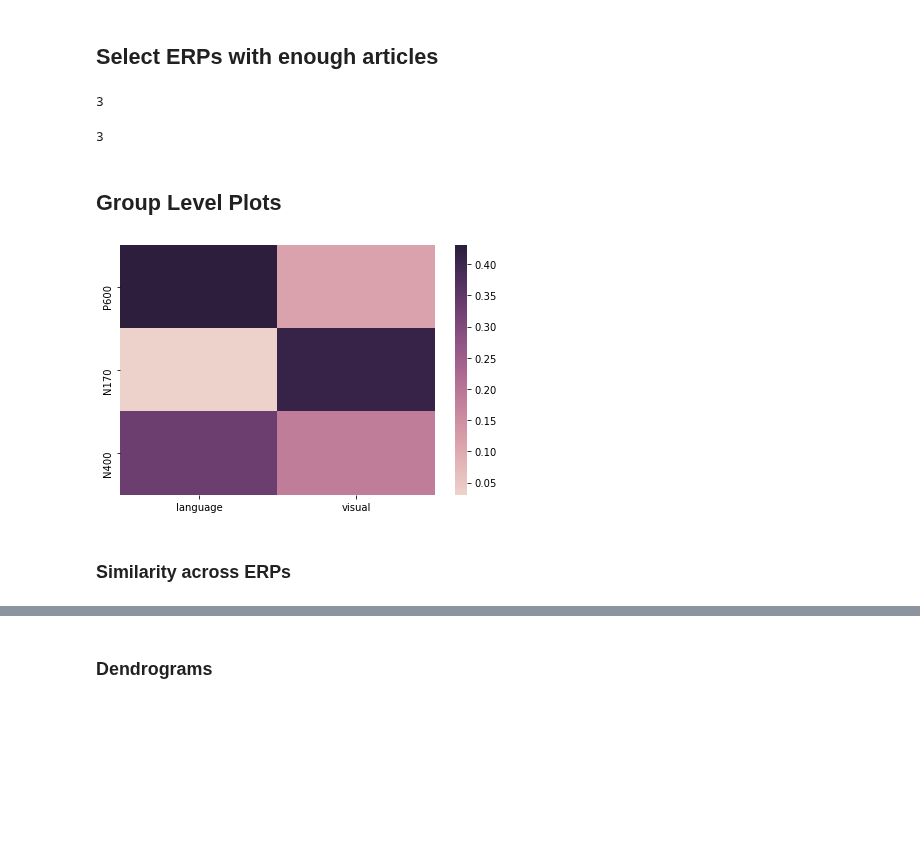
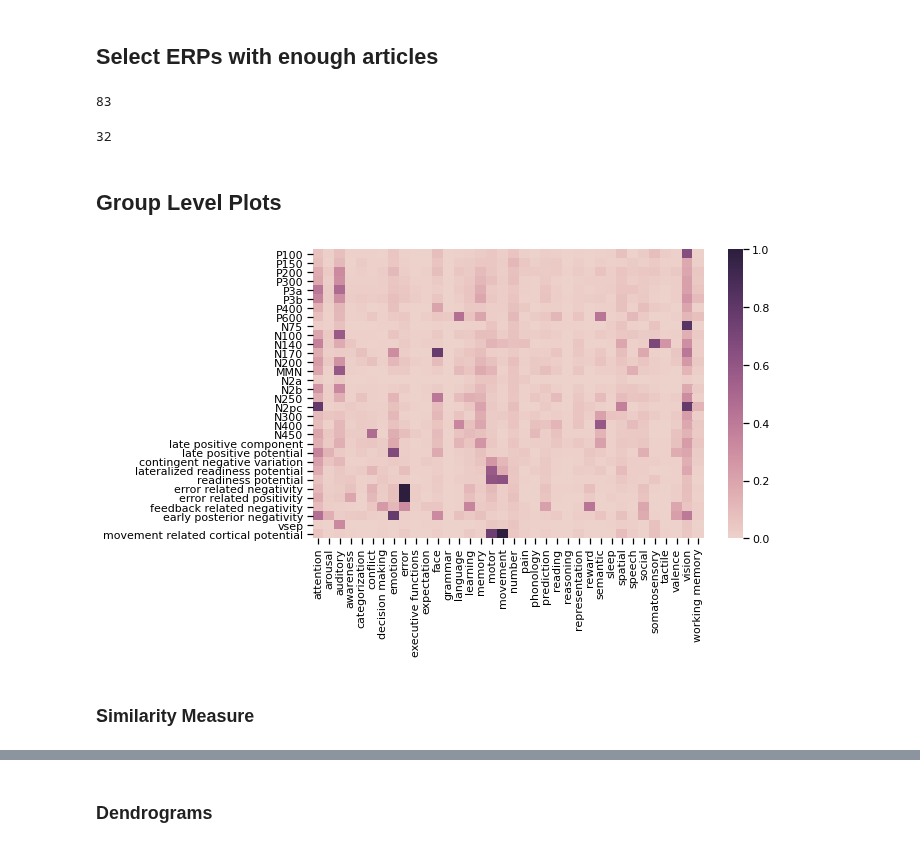
Before and after one commit to weblearn22/ERPscanr, a Jupyter notebook: notebooks/01-Counts.ipynb, the cells around one changed output, grey strips where cells are left out. Saved outputs shown, nothing was run; the diff lists cells and outputs as text; code cells hidden in the pictures; blank space fills up the shorter version.

Commit message:
update nb for new data

```diff
--- a/notebooks/01-Counts.ipynb
+++ b/notebooks/01-Counts.ipynb
@@ -29,10 +29,11 @@ SAVE_FIG = False
 # %%
 # Set the file locations
 term_dir = '../terms/'
+figs_dir = '../data/figures/counts'
 db = SCDB('../data/')
 
 # Set the name of the file to load
-name = 'test'         # 'cognitive', 'disease', 'test'
+name = 'cognitive'         # 'cognitive', 'disease', 'test'
 # %%
 # Load the counts object
 counts = load_object('counts_' + name, directory=db)
@@ -80,3 +89,6 @@ The total # of association papers is             592235
+# %%
+counts.terms['A']._labels = [val[0] for val in counts.terms['A'].terms]
+counts.terms['B']._labels = [val[0] for val in counts.terms['B'].terms]
 # %% [markdown]
 # Check Counts
 # %%
@@ -120,13 +188,17 @@ For  'visual'    the highest association is  'N170'  with         558
 # Check how many ERPs currently
 counts.terms['A'].n_terms
 # %% [output]
-3
+83
-# %%
-# Drop to only keep ERPs with at least 50 papers
-counts.drop_data(50, dim='A')
-counts.terms['A'].n_terms
-# %% [output]
-3
+# %%
+# Drop ERPs without a target number of articles
+counts.drop_data(150, dim='A')
+print(counts.terms['A'].n_terms)
+
+# HACK LABELS
+counts.terms['A']._labels = [val[0] for val in counts.terms['A'].terms]
+counts.terms['B']._labels = [val[0] for val in counts.terms['B'].terms]
+# %% [output]
+32
 # %% [markdown]
 ## Group Level Plots
 # %%
@@ -134,11 +206,12 @@ counts.terms['A'].n_terms
 counts.compute_score('normalize', dim='A')
 # %%
 # Plot the matrix of percent associations - ERPs & terms
-plot_matrix(counts)
+plot_matrix(counts, figsize=(10, 6),
+            save_fig=SAVE_FIG, f_name=name+'_associations.pdf', directory=figs_dir)
 # %% [output]
-[figure, old version]
+[figure, new version]
 # %% [markdown]
-### Similarity across ERPs
+### Similarity Measure
 # %%
 # Calculate similarity between all ERPs (based on term association percents)
 counts.compute_score('similarity')
```
Also changed, not shown: parts of 24 cells of this notebook.
